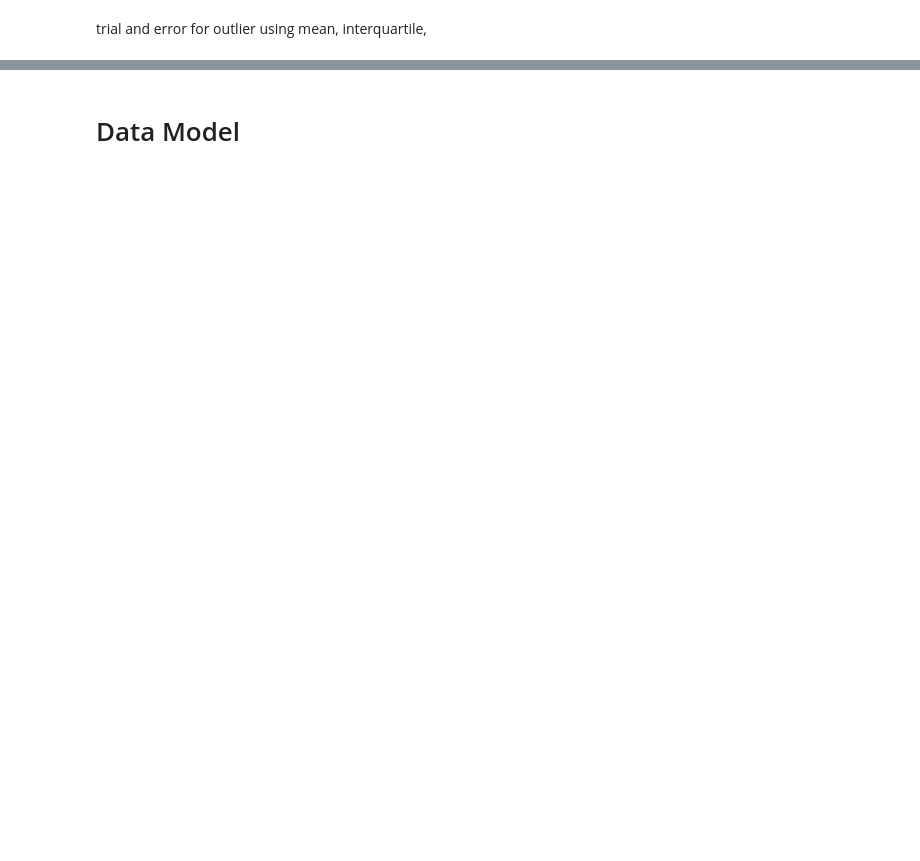
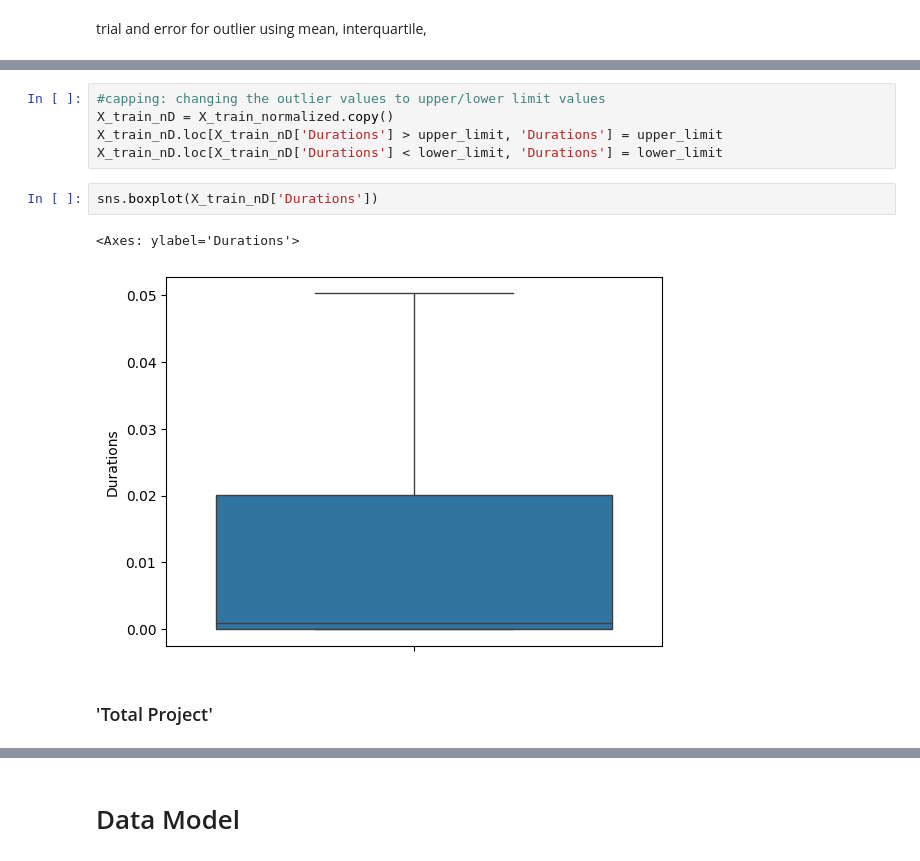
Before and after one commit to ghinamf/Data-Analyst_PKL, a Jupyter notebook: src/datamining2.ipynb, the cells around one changed output, grey strips where cells are left out. Cells and saved outputs as stored; diff of their text form; blank space fills up the shorter version.

```diff
--- a/src/datamining2.ipynb
+++ b/src/datamining2.ipynb
@@ -169,0 +312,12 @@ plt.show()
+# %%
+#capping: changing the outlier values to upper/lower limit values
+X_train_nD = X_train_normalized.copy()
+X_train_nD.loc[X_train_nD['Durations'] > upper_limit, 'Durations'] = upper_limit
+X_train_nD.loc[X_train_nD['Durations'] < lower_limit, 'Durations'] = lower_limit
+# %%
+sns.boxplot(X_train_nD['Durations'])
+# %% [output]
+<Axes: ylabel='Durations'>
+[figure, added]
+# %% [markdown]
+### 'Total Project'
```
Also changed, not shown: parts of 90 cells of this notebook.
